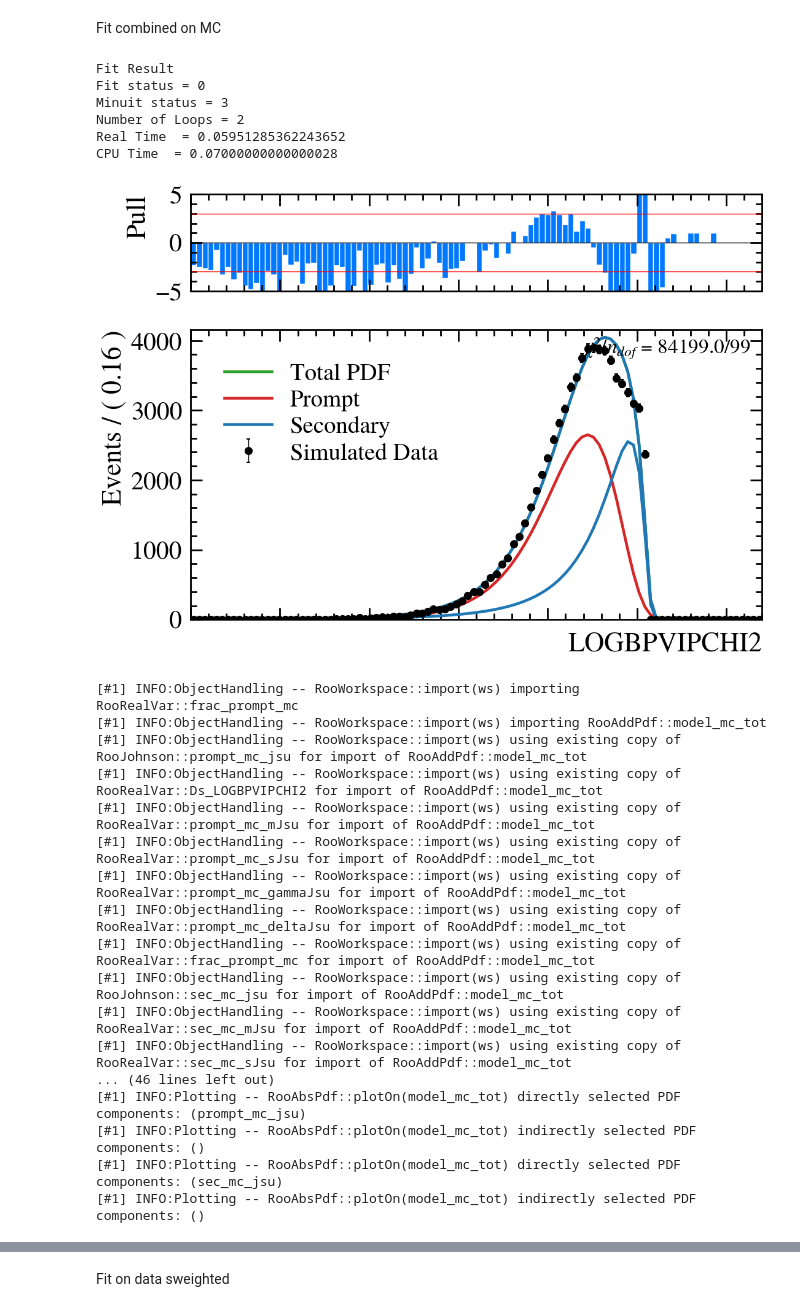
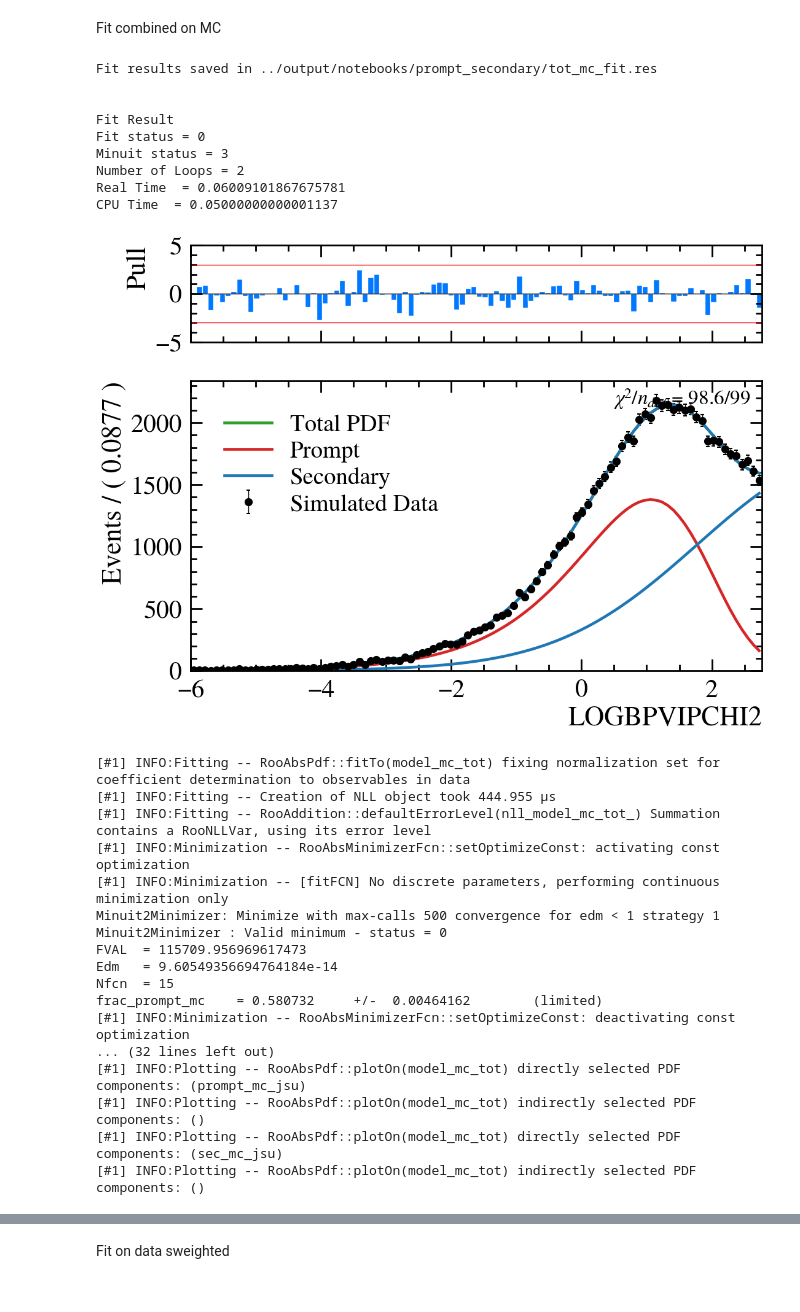
Before and after one commit to lhcb-bicocca/tesi_impicciche, a Jupyter notebook: notebooks/prompt_secondary.ipynb, the cells around one changed output, grey strips where cells are left out. Saved outputs shown, nothing was run; the diff lists cells and outputs as text; code cells hidden in the pictures.

```diff
--- a/notebooks/prompt_secondary.ipynb
+++ b/notebooks/prompt_secondary.ipynb
@@ -319,0 +322,32 @@ Info in <Minuit2>: Minuit2Minimizer::Hesse Hesse is valid - matrix is accurate
+# %%
+# FITTING MC SECONDARY
+pdf_sec_mc = fm.Johnson(ws_ip, 'sec_mc', var_name)
+
+ws_ip.var('sec_mc_mJsu').setRange(1.0, 7.0)
+ws_ip.var('sec_mc_sJsu').setRange(0.01, 10.0)
+ws_ip.var('sec_mc_gammaJsu').setRange(-10.0, 10.0)
+ws_ip.var('sec_mc_deltaJsu').setRange(0.01, 10.0)
+ws_ip.var('sec_mc_mJsu').setVal(4.5)
+
+fu.safe_read_roofit_vars(ws_ip, f'{output_dir}/sec_mc_fit.txt')
+res_sec = fu.fit_to_data(pdf_sec_mc, data_mcs, kSilent=False, outname=f'{output_dir}/sec_mc_fit')
+
+#plot
+frame_s = log_ip.frame(r.RooFit.Title(""))
+data_mcs.plotOn(frame_s)
+pdf_sec_mc.plotOn(frame_s, r.RooFit.LineColor(r.kBlue))
+fig_s, ax_s = fu.plot_fit_and_residuals_mpl(frame_s, labels=['MC Secondary', 'Fit'])
+
+import matplotlib.ticker as ticker
+fig_s.axes[0].tick_params(axis='x', labelbottom=False)
+fig_s.axes[1].xaxis.set_major_formatter(ticker.ScalarFormatter())
+fig_s.axes[1].tick_params(axis='x', labelbottom=True)
+
+fig_s.savefig(f'{output_dir}/sec_mc_fit.png', dpi=300)
+ws_ip.allVars().writeToFile(f'{output_dir}/sec_mc_fit.txt')
+fu.AddFitInfo(f'{output_dir}/sec_mc_fit.txt', res_sec)
+
+plt.show()
+
+for p in ['sec_mc_gammaJsu', 'sec_mc_deltaJsu', 'sec_mc_mJsu', 'sec_mc_sJsu']:
+    ws_ip.var(p).setConstant(True)
@@ -322,39 +401,52 @@ Fit combined on MC
 # %%
 frac_prompt_mc = add_to_workspace(ws_ip, r.RooRealVar("frac_prompt_mc", "frac_prompt_mc", 0.7, 0.0, 1.0))
 model_mc_tot = add_to_workspace(ws_ip, r.RooAddPdf("model_mc_tot", "Total MC PDF", [pdf_prompt_mc, pdf_sec_mc], [frac_prompt_mc]))
 
-fu.fit_to_data(model_mc_tot, data_mc_tot, kSilent=False)
+fu.safe_read_roofit_vars(ws_ip, f'{output_dir}/tot_mc_fit.txt')
+res_mc_tot = fu.fit_to_data(model_mc_tot, data_mc_tot, kSilent=False, outname=f'{output_dir}/tot_mc_fit')
 
 #plot MC
 frame_mc = log_ip.frame(r.RooFit.Title(""))
 data_mc_tot.plotOn(frame_mc)
 model_mc_tot.plotOn(frame_mc, r.RooFit.LineColor(r.kGreen))
 model_mc_tot.plotOn(frame_mc, r.RooFit.Components("prompt_mc_jsu"), r.RooFit.LineColor(r.kRed))
 model_mc_tot.plotOn(frame_mc, r.RooFit.Components("sec_mc_jsu"), r.RooFit.LineColor(r.kBlue))
 model_mc_tot.plotOn(frame_mc)
 fig_mc, ax_mc = fu.plot_fit_and_residuals_mpl(frame_mc, labels=['Simulated Data', 'Total PDF', 'Prompt', 'Secondary'])
+
+import matplotlib.ticker as ticker
+fig_mc.axes[0].tick_params(axis='x', labelbottom=False)
+fig_mc.axes[1].xaxis.set_major_formatter(ticker.ScalarFormatter())
+fig_mc.axes[1].tick_params(axis='x', labelbottom=True)
+
+fig_mc.savefig(f'{output_dir}/tot_mc_fit.png', dpi=300)
+ws_ip.allVars().writeToFile(f'{output_dir}/tot_mc_fit.txt')
+fu.AddFitInfo(f'{output_dir}/tot_mc_fit.txt', res_mc_tot)
 plt.show()
 # %% [output]
+Fit results saved in ../output/notebooks/prompt_secondary/tot_mc_fit.res
+
+
 Fit Result
 Fit status = 0
 Minuit status = 3
 Number of Loops = 2
-Real Time  = 0.05951285362243652
-CPU Time  = 0.07000000000000028
+Real Time  = 0.06009101867675781
+CPU Time  = 0.05000000000001137
-[figure, old version]
+[figure, new version]
-[#1] INFO:ObjectHandling -- RooWorkspace::import(ws) importing RooRealVar::frac_prompt_mc
-[#1] INFO:ObjectHandling -- RooWorkspace::import(ws) importing RooAddPdf::model_mc_tot
-[#1] INFO:ObjectHandling -- RooWorkspace::import(ws) using existing copy of RooJohnson::prompt_mc_jsu for import of RooAddPdf::model_mc_tot
-[#1] INFO:ObjectHandling -- RooWorkspace::import(ws) using existing copy of RooRealVar::Ds_LOGBPVIPCHI2 for import of RooAddPdf::model_mc_tot
-[#1] INFO:ObjectHandling -- RooWorkspace::import(ws) using existing copy of RooRealVar::prompt_mc_mJsu for import of RooAddPdf::model_mc_tot
-[#1] INFO:ObjectHandling -- RooWorkspace::import(ws) using existing copy of RooRealVar::prompt_mc_sJsu for import of RooAddPdf::model_mc_tot
-[#1] INFO:ObjectHandling -- RooWorkspace::import(ws) using existing copy of RooRealVar::prompt_mc_gammaJsu for import of RooAddPdf::model_mc_tot
-[#1] INFO:ObjectHandling -- RooWorkspace::import(ws) using existing copy of RooRealVar::prompt_mc_deltaJsu for import of RooAddPdf::model_mc_tot
-[#1] INFO:ObjectHandling -- RooWorkspace::import(ws) using existing copy of RooRealVar::frac_prompt_mc for import of RooAddPdf::model_mc_tot
-[#1] INFO:ObjectHandling -- RooWorkspace::import(ws) using existing copy of RooJohnson::sec_mc_jsu for import of RooAddPdf::model_mc_tot
-[#1] INFO:ObjectHandling -- RooWorkspace::import(ws) using existing copy of RooRealVar::sec_mc_mJsu for import of RooAddPdf::model_mc_tot
-[#1] INFO:ObjectHandling -- RooWorkspace::import(ws) using existing copy of RooRealVar::sec_mc_sJsu for import of RooAddPdf::model_mc_tot
-... (46 lines left out)
+[#1] INFO:Fitting -- RooAbsPdf::fitTo(model_mc_tot) fixing normalization set for coefficient determination to observables in data
+[#1] INFO:Fitting -- Creation of NLL object took 444.955 μs
+[#1] INFO:Fitting -- RooAddition::defaultErrorLevel(nll_model_mc_tot_) Summation contains a RooNLLVar, using its error level
+[#1] INFO:Minimization -- RooAbsMinimizerFcn::setOptimizeConst: activating const optimization
+[#1] INFO:Minimization -- [fitFCN] No discrete parameters, performing continuous minimization only
+Minuit2Minimizer: Minimize with max-calls 500 convergence for edm < 1 strategy 1
+Minuit2Minimizer : Valid minimum - status = 0
+FVAL  = 115709.956969617473
+Edm   = 9.60549356694764184e-14
+Nfcn  = 15
+frac_prompt_mc    = 0.580732     +/-  0.00464162        (limited)
+[#1] INFO:Minimization -- RooAbsMinimizerFcn::setOptimizeConst: deactivating const optimization
+... (32 lines left out)
 [#1] INFO:Plotting -- RooAbsPdf::plotOn(model_mc_tot) directly selected PDF components: (prompt_mc_jsu)
 [#1] INFO:Plotting -- RooAbsPdf::plotOn(model_mc_tot) indirectly selected PDF components: ()
 [#1] INFO:Plotting -- RooAbsPdf::plotOn(model_mc_tot) directly selected PDF components: (sec_mc_jsu)
```
Also changed, not shown: parts of 8 cells of this notebook.
